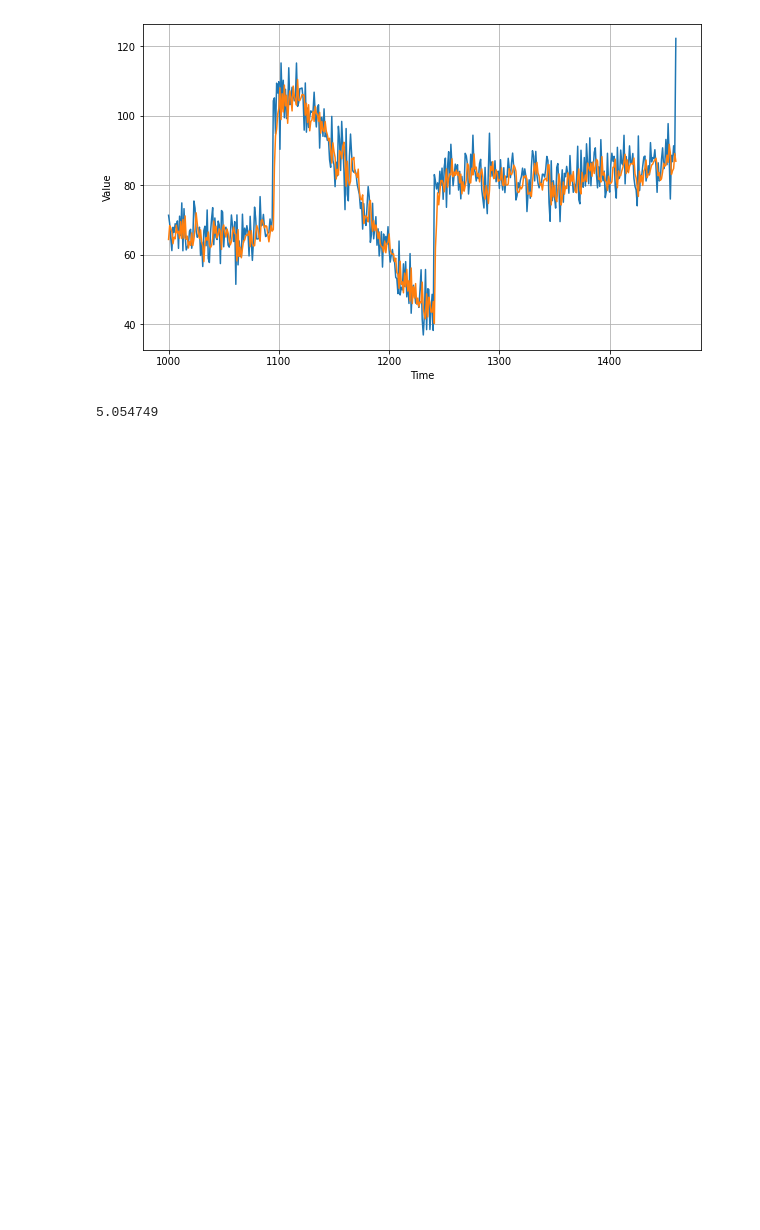
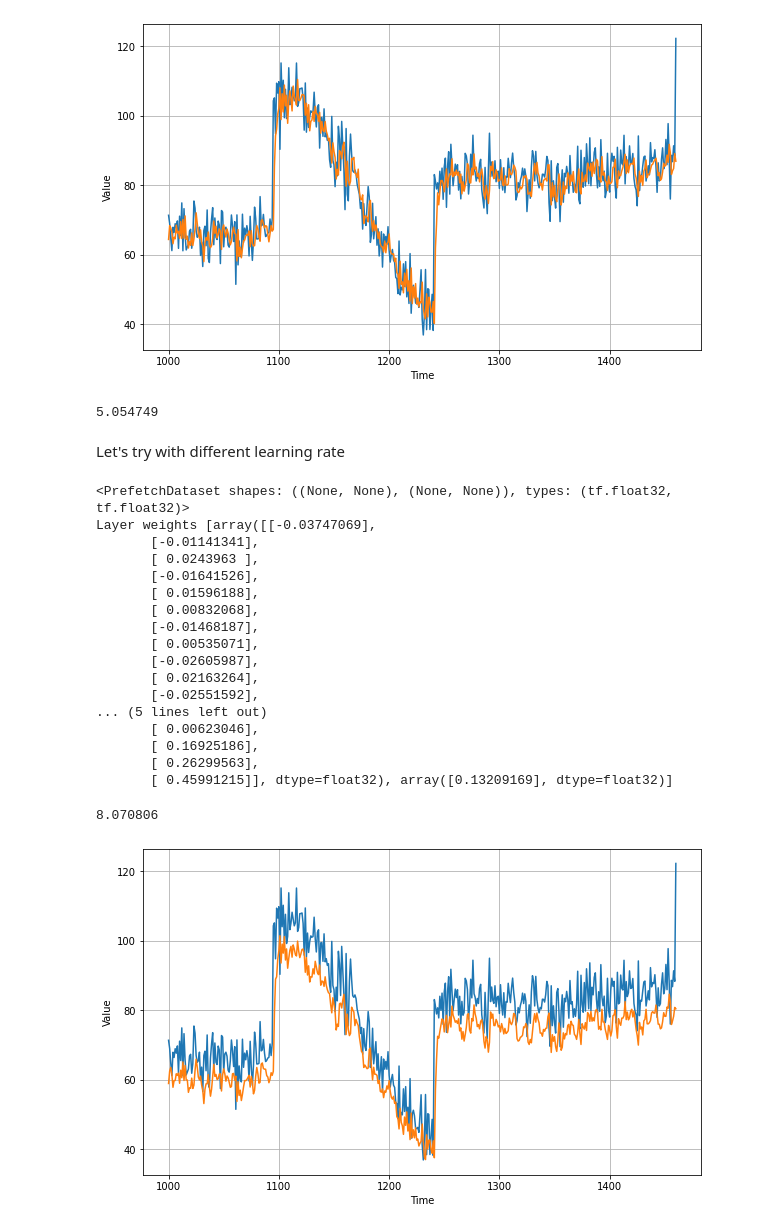
Before and after one commit to fatjan/learn-tensorflow, a Jupyter notebook: SingleLayerNeuralNetwork.ipynb, the cells around one changed output. Drawn from its saved outputs; the diff is of its cells as text; code cells hidden in the pictures; blank space fills up the shorter version.

Commit message:
Time Series with learning rate SGD

```diff
--- a/SingleLayerNeuralNetwork.ipynb
+++ b/SingleLayerNeuralNetwork.ipynb
@@ -112,3 +112,49 @@ plot_series(time_valid, results)
 tf.keras.metrics.mean_absolute_error(x_valid, results).numpy()
 # %% [output]
 5.054749
+# %% [markdown]
+Let's try with different learning rate
+# %%
+dataset = windowed_dataset(x_train, window_size, batch_size, shuffle_buffer_size)
+print(dataset)
+l0 = tf.keras.layers.Dense(1, input_shape=[window_size])
+model = tf.keras.models.Sequential([l0])
+
+model.compile(loss='mse', optimizer=tf.keras.optimizers.SGD(lr=1e-5, momentum=0.9))
+model.fit(dataset, epochs=100, verbose=0)
+
+print("Layer weights {}".format(l0.get_weights()))
+
+forecast = []
+for time in range(len(series) - window_size):
+  forecast.append(model.predict(series[time:time + window_size][np.newaxis]))
+
+forecast = forecast[split_time - window_size :]
+results = np.array(forecast)[:, 0, 0]
+
+plt.figure(figsize=(10,6))
+
+plot_series(time_valid, x_valid)
+plot_series(time_valid, results)
+
+tf.keras.metrics.mean_absolute_error(x_valid, results).numpy()
+# %% [output]
+<PrefetchDataset shapes: ((None, None), (None, None)), types: (tf.float32, tf.float32)>
+Layer weights [array([[-0.03747069],
+       [-0.01141341],
+       [ 0.0243963 ],
+       [-0.01641526],
+       [ 0.01596188],
+       [ 0.00832068],
+       [-0.01468187],
+       [ 0.00535071],
+       [-0.02605987],
+       [ 0.02163264],
+       [-0.02551592],
+... (5 lines left out)
+       [ 0.00623046],
+       [ 0.16925186],
+       [ 0.26299563],
+       [ 0.45991215]], dtype=float32), array([0.13209169], dtype=float32)]
+8.070806
+[figure, added]
```
Also changed, not shown: parts of 2 cells of this notebook.
